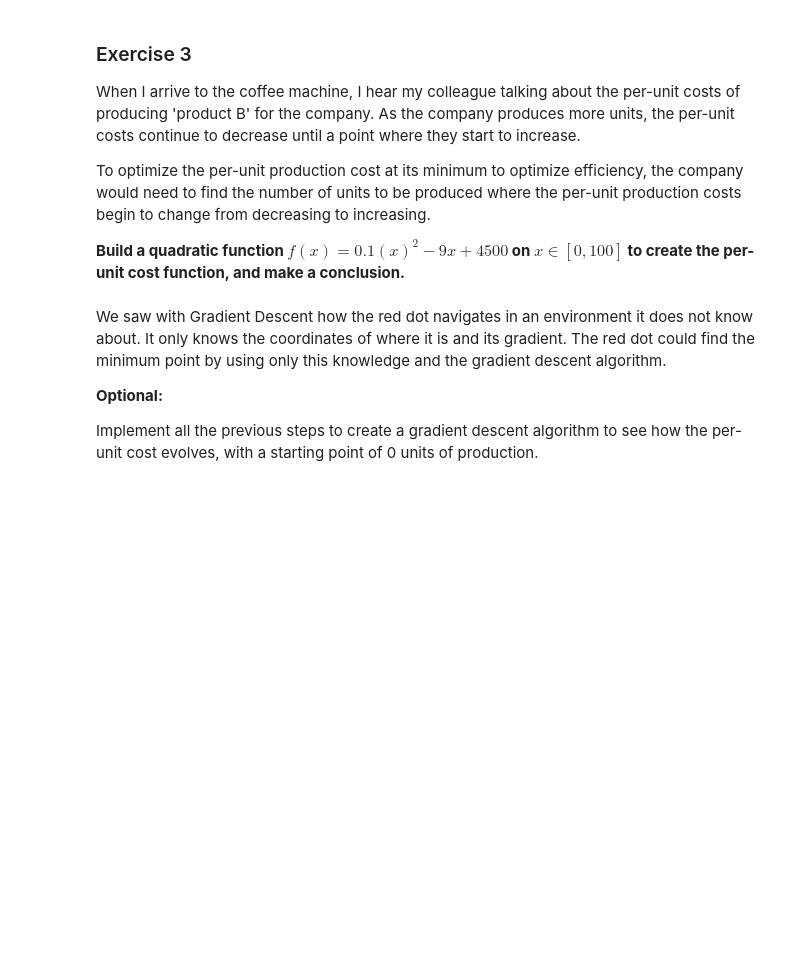
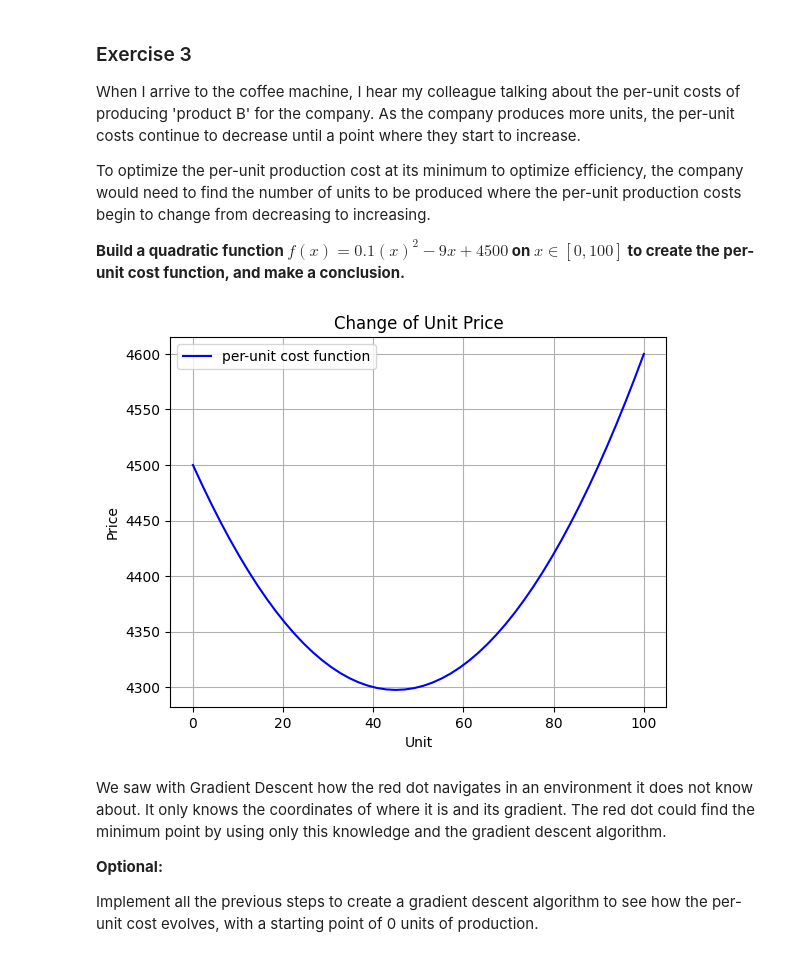
Before and after one commit to 4GeeksAcademy/MahamadouDiallo-calculus-and-algebra-problems-with-python, a Jupyter notebook: notebook/problems.ipynb, the cells around one changed output. Cells and saved outputs as stored; diff of their text form; code cells hidden in the pictures; blank space fills up the shorter version.

```diff
--- a/notebook/problems.ipynb
+++ b/notebook/problems.ipynb
@@ -225,6 +298,18 @@ To optimize the per-unit production cost at its minimum to optimize efficiency,
 **Build a quadratic function $f(x)=0.1(x)^2−9x +4500$ on $x∈[0,100]$ to create the per-unit cost function, and make a conclusion.**
 # %%
 # Define and plot the function
+def f(x):
+    return 0.1 * (x **2) - 9 * x + 4500
+x = np.linspace(0, 100)
+plt.plot(x, f(x), label='per-unit cost function', color ='blue')
+plt.xlabel('Unit')
+plt.ylabel('Price')
+plt.title('Change of Unit Price')
+plt.grid(True)
+plt.legend()
+plt.show()
+# %% [output]
+[figure, added]
 # %% [markdown]
 We saw with Gradient Descent how the red dot navigates in an environment it does not know about. It only knows the coordinates of where it is and its gradient. The red dot could find the minimum point by using only this knowledge and the gradient descent algorithm.
 
```
Also changed, not shown: parts of 15 cells of this notebook.
